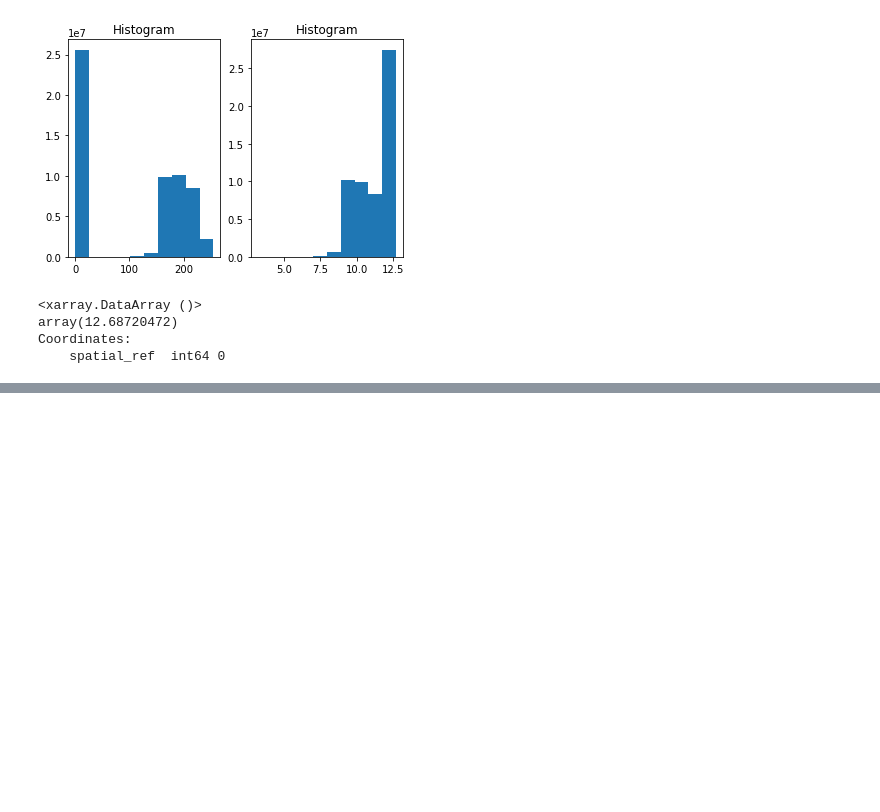
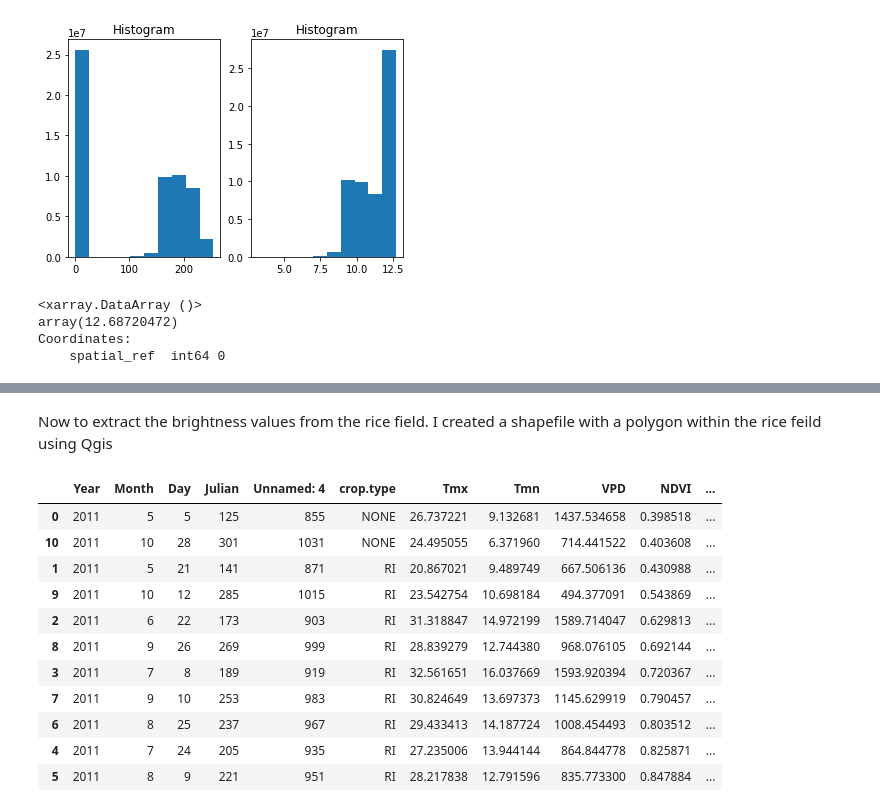
Before and after one commit to dwhew/MAP-Thermal-brightness, a Jupyter notebook: MAP-Thermal_ET.ipynb, the cells around one changed output, grey strips where cells are left out. Drawn from its saved outputs; the diff is of its cells as text; code cells hidden in the pictures; blank space fills up the shorter version.

```diff
--- a/MAP-Thermal_ET.ipynb
+++ b/MAP-Thermal_ET.ipynb
@@ -250,3 +282,39 @@ sample_brightness.plot.hist(ax=axs[1,1])
 # and add them to the excel file and plot brightness with NDVI or ET.
 
 # the problem will be to extract/join the correct dates. perhaps creeate new df with average values and date, convert to julian and use join, inner, column=julian...
+# %% [markdown]
+Now to extract the brightness values from the rice field. I created a shapefile with a polygon within the rice feild using Qgis
+# %%
+# define the area of interest
+AOI = gpd.read_file('thermal_data_2021/rice_field.shp')
+
+#get list of brightness raster tifs
+BRI_tifs = glob.glob('thermal_data_2021/TOA_Brightness/*.tif')
+BRI_tifs.sort()
+
+# collect and store mean brightness values along with julian date in a dictionary
+Brightness_dict = {'brightness_value': [], 'Julian': []}
+
+for tif, date in zip(BRI_tifs, dates):
+    stats = zonal_stats(AOI, tif)
+    Brightness_dict['brightness_value'].append(stats[0]['mean'])
+    Brightness_dict['Julian'].append(pd.to_datetime(date).dayofyear)
+
+# convert the dictionary to a Pandas dataframe and join to the crop data in the provided excel file
+Brightness_values = pd.DataFrame.from_dict(Brightness_dict)
+
+crop_data_merged = crop_data.merge(Brightness_values, on='Julian', how='inner')
+crop_data_merged.sort_values('NDVI')
+# %% [output]
+|  | Year | Month | Day | Julian | Unnamed: 4 | crop.type | Tmx | Tmn | VPD | NDVI | ... |
+| 0 | 2011 | 5 | 5 | 125 | 855 | NONE | 26.737221 | 9.132681 | 1437.534658 | 0.398518 | ... |
+| 10 | 2011 | 10 | 28 | 301 | 1031 | NONE | 24.495055 | 6.371960 | 714.441522 | 0.403608 | ... |
+| 1 | 2011 | 5 | 21 | 141 | 871 | RI | 20.867021 | 9.489749 | 667.506136 | 0.430988 | ... |
+| 9 | 2011 | 10 | 12 | 285 | 1015 | RI | 23.542754 | 10.698184 | 494.377091 | 0.543869 | ... |
+| 2 | 2011 | 6 | 22 | 173 | 903 | RI | 31.318847 | 14.972199 | 1589.714047 | 0.629813 | ... |
+| 8 | 2011 | 9 | 26 | 269 | 999 | RI | 28.839279 | 12.744380 | 968.076105 | 0.692144 | ... |
+| 3 | 2011 | 7 | 8 | 189 | 919 | RI | 32.561651 | 16.037669 | 1593.920394 | 0.720367 | ... |
+| 7 | 2011 | 9 | 10 | 253 | 983 | RI | 30.824649 | 13.697373 | 1145.629919 | 0.790457 | ... |
+| 6 | 2011 | 8 | 25 | 237 | 967 | RI | 29.433413 | 14.187724 | 1008.454493 | 0.803512 | ... |
+| 4 | 2011 | 7 | 24 | 205 | 935 | RI | 27.235006 | 13.944144 | 864.844778 | 0.825871 | ... |
+| 5 | 2011 | 8 | 9 | 221 | 951 | RI | 28.217838 | 12.791596 | 835.773300 | 0.847884 | ... |
```
Also changed, not shown: parts of 8 cells of this notebook.
